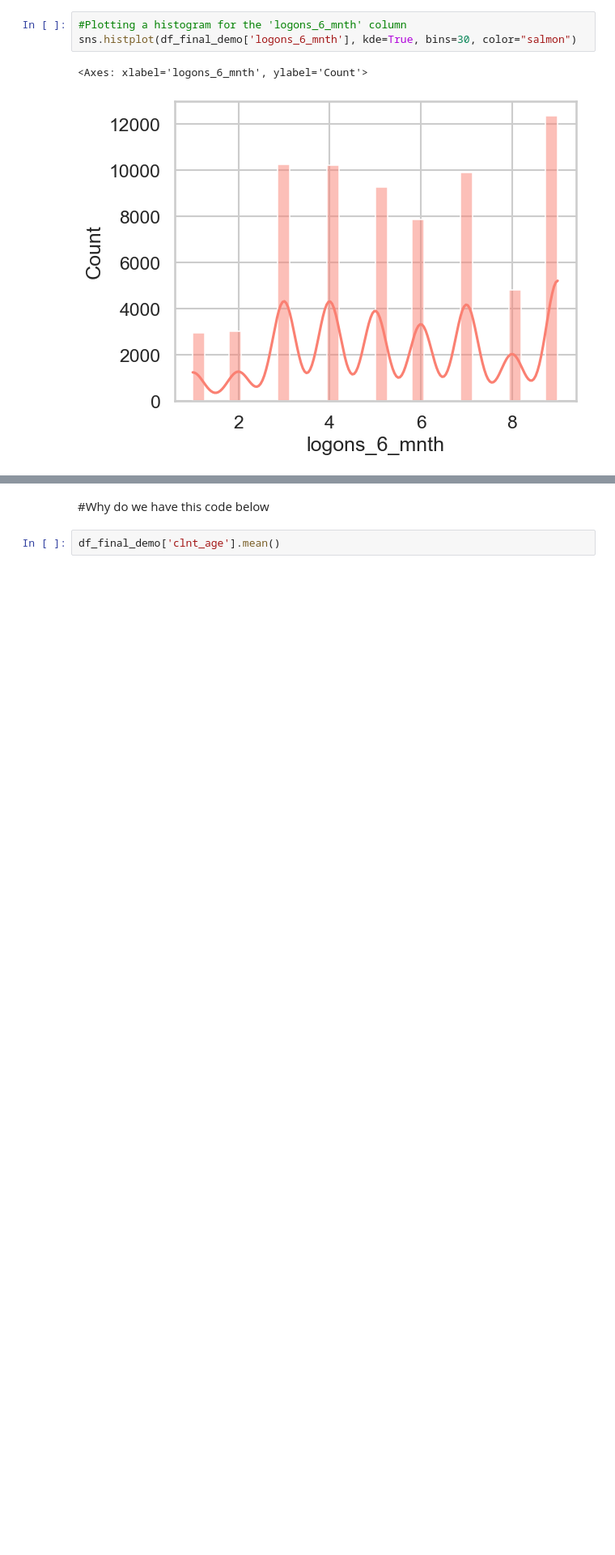
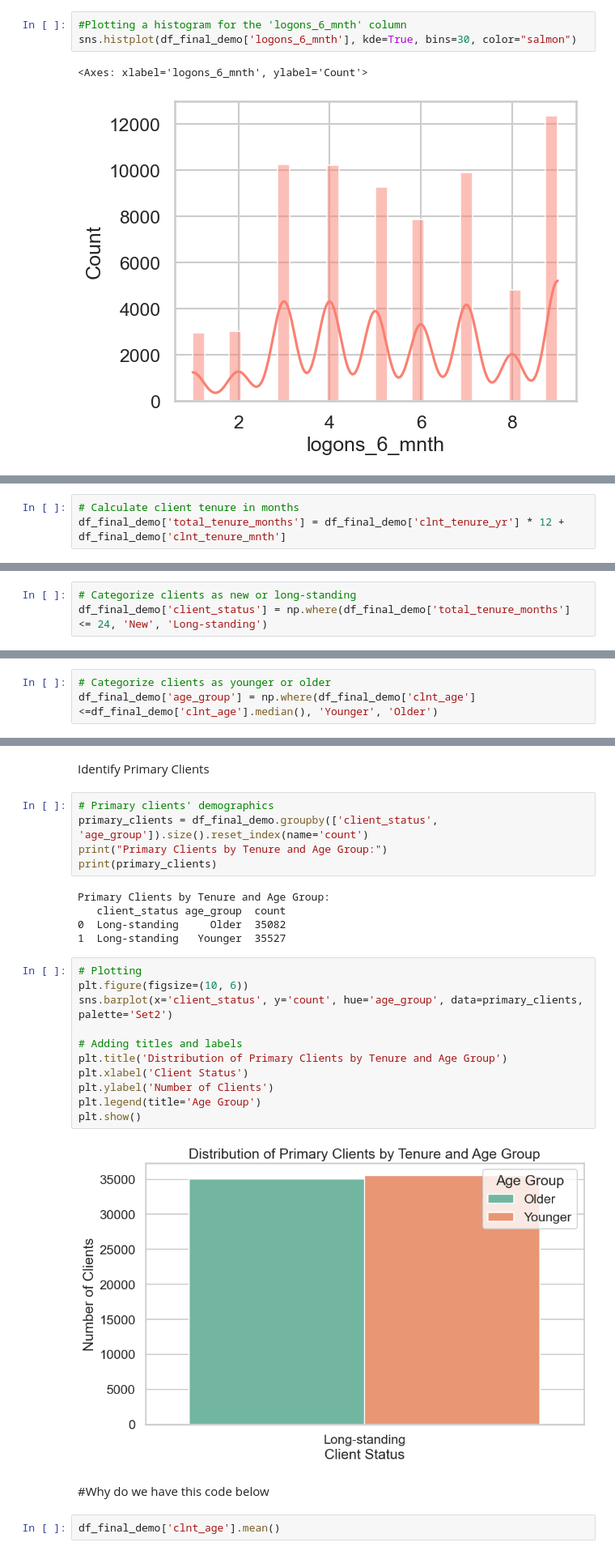
Before and after one commit to Josepdmo/PROJECT2, a Jupyter notebook: EXPLORATORY.ipynb, the cells around one changed output, grey strips where cells are left out. Shown at 81% size. Saved outputs shown, nothing was run; the diff lists cells and outputs as text; blank space fills up the shorter version.

Commit message:
Primary clients

```diff
--- a/EXPLORATORY.ipynb
+++ b/EXPLORATORY.ipynb
@@ -267,0 +263,3 @@ primary_clients
+# %%
+# Calculate client tenure in months
+df_final_demo['total_tenure_months'] = df_final_demo['clnt_tenure_yr'] * 12 + df_final_demo['clnt_tenure_mnth']
@@ -267,0 +276,3 @@ primary_clients
+# %%
+# Categorize clients as new or long-standing
+df_final_demo['client_status'] = np.where(df_final_demo['total_tenure_months'] <= 24, 'New', 'Long-standing')
@@ -267,0 +289,3 @@ primary_clients
+# %%
+# Categorize clients as younger or older
+df_final_demo['age_group'] = np.where(df_final_demo['clnt_age'] <=df_final_demo['clnt_age'].median(), 'Younger', 'Older')
@@ -268,3 +301,28 @@ primary_clients
+# %% [markdown]
+Identify Primary Clients
+# %%
+# Primary clients' demographics
+primary_clients = df_final_demo.groupby(['client_status', 'age_group']).size().reset_index(name='count')
+print("Primary Clients by Tenure and Age Group:")
+print(primary_clients)
+# %% [output]
+Primary Clients by Tenure and Age Group:
+   client_status age_group  count
+0  Long-standing     Older  35082
+1  Long-standing   Younger  35527
+# %%
+# Plotting
+plt.figure(figsize=(10, 6))
+sns.barplot(x='client_status', y='count', hue='age_group', data=primary_clients, palette='Set2')
+
+# Adding titles and labels
+plt.title('Distribution of Primary Clients by Tenure and Age Group')
+plt.xlabel('Client Status')
+plt.ylabel('Number of Clients')
+plt.legend(title='Age Group')
+plt.show()
+# %% [output]
+[figure, added]
 # %% [markdown]
 #Why do we have this code below
 # %%
```
Also changed, not shown: parts of 28 cells of this notebook.
